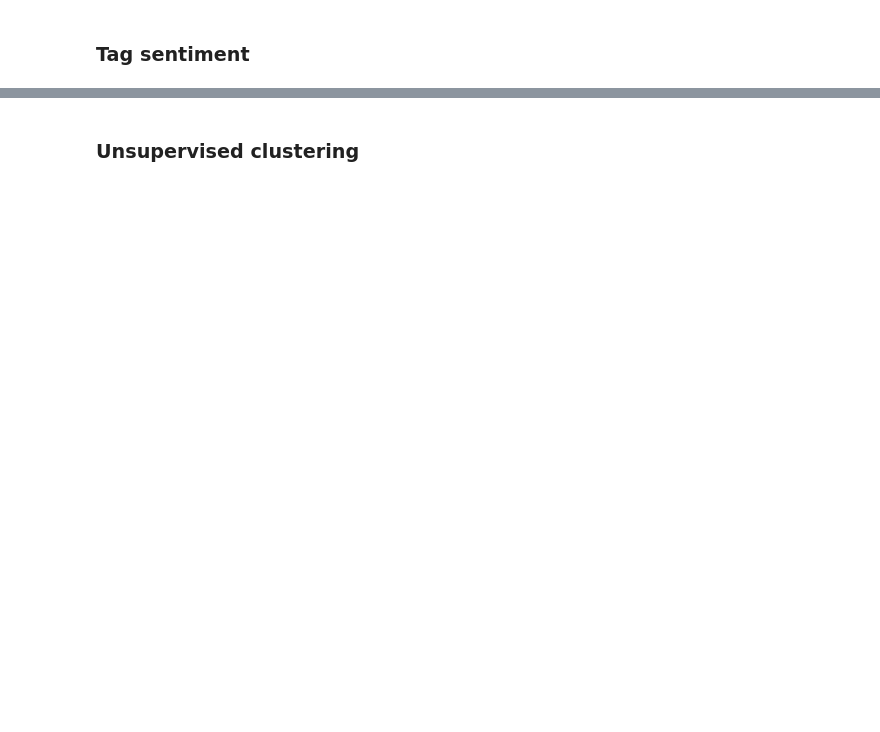
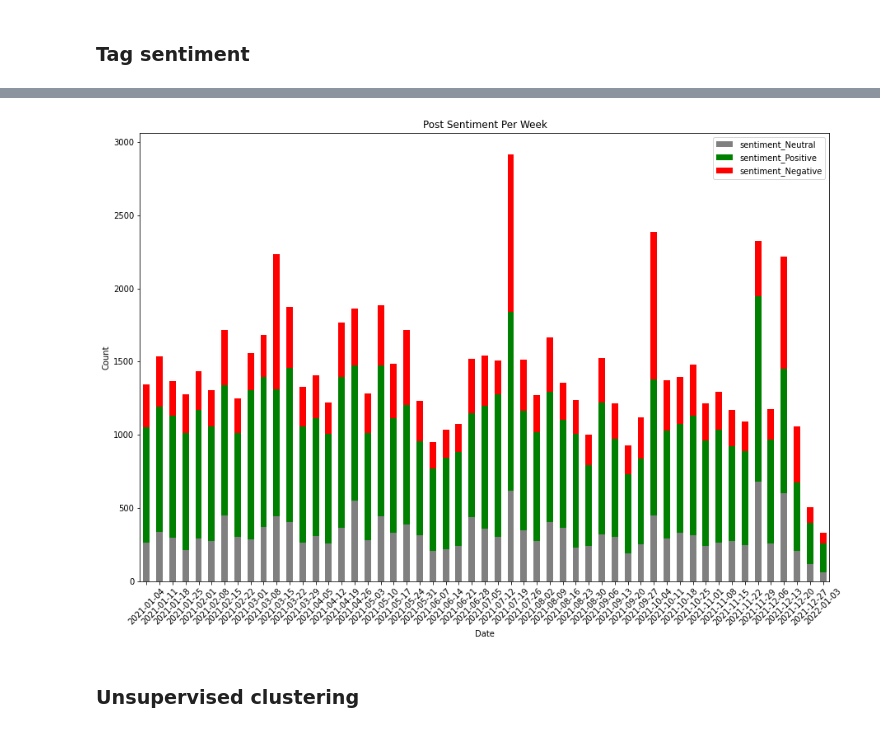
Before and after one commit to totogot/Social_Media_Analytics, a Jupyter notebook: main.ipynb, the cells around one changed output, grey strips where cells are left out. Drawn from its saved outputs; the diff is of its cells as text; code cells hidden in the pictures; blank space fills up the shorter version.

```diff
--- a/main.ipynb
+++ b/main.ipynb
@@ -87,0 +135,13 @@ master_df.to_csv(f'data/sentiment_{term}.csv')
+# %%
+# next we will create a new Date column where we will group the datetime in our data to each distinct date
+master_df['Year'] =  pd.to_datetime(master_df['Date']).dt.year
+master_df['Month'] =  pd.to_datetime(master_df['Date']).dt.month
+master_df['Week'] =  pd.to_datetime(master_df['Date']).dt.week
+
+# if we were to aggregate by week, and had multiple years worth of data, we risk grouping comments across years
+# despite only dealing with one year of data in this example, it is important to apply best practices
+# so we will create a new column that provides the start date of each week (based on Year - Week) and aggregate to this
+master_df['Year-Week'] = pd.to_datetime(master_df['Year'].astype(str) + ' ' + master_df['Week'].astype(str) + ' 1', format='%Y %U %w').dt.date
+# Note the addition of " 1" at the end indicates Monday week start (" 0" can be used for Sunday to Sunday)
+
+master_df.sample(5)
@@ -88,2 +156,18 @@ master_df.to_csv(f'data/sentiment_{term}.csv')
+# %%
+# create a new table by aggregating the post counts to a weekly level
+agg_df = master_df.groupby(['Year-Week'])['count', 'sentiment_Negative', 'sentiment_Positive', 'sentiment_Neutral'].sum()
+
+# plot the stacked bar chart to show frequency of posts by sentiment
+agg_df[['sentiment_Neutral', 'sentiment_Positive', 'sentiment_Negative']].plot.bar(
+    stacked=True, color = ['grey', 'green', 'red'], width=0.5, figsize=(15,10))
+
+plt.xticks(rotation = 45)
+plt.title('Post Sentiment Per Week')
+plt.ylabel('Count')
+plt.xlabel('Date')
+
+plt.show()
+# %% [output]
+[figure, added]
 # %% [markdown]
 ### Unsupervised clustering
```
Also changed, not shown: parts of 29 cells of this notebook, 3 other files.
